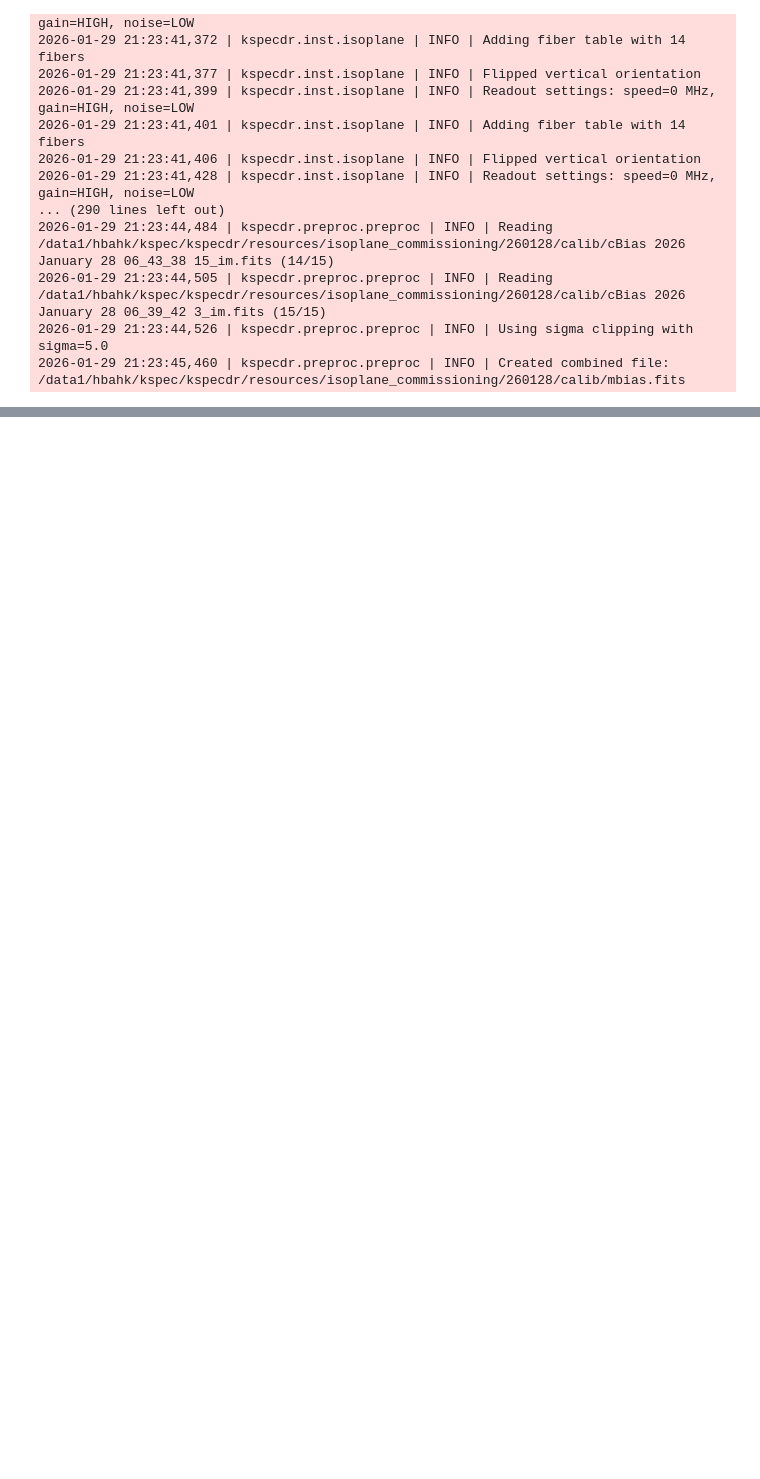
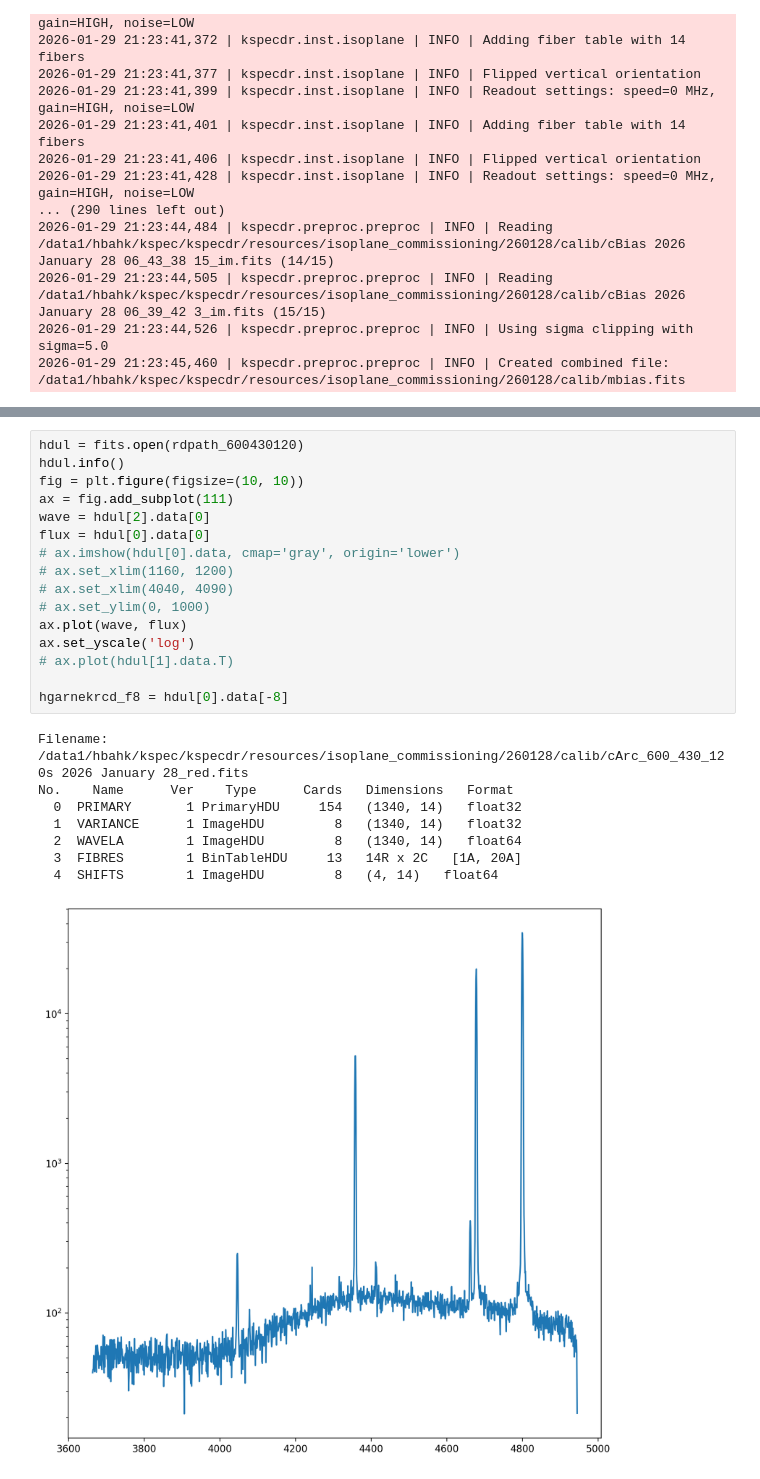
Before and after one commit to hbahk/kspecdr, a Jupyter notebook: notebooks/kspec_commissioning_jan28.ipynb, the cells around one changed output, grey strips where cells are left out. Drawn from its saved outputs; the diff is of its cells as text; blank space fills up the shorter version.

```diff
--- a/notebooks/kspec_commissioning_jan28.ipynb
+++ b/notebooks/kspec_commissioning_jan28.ipynb
@@ -122,0 +260,25 @@ for fpath in flat_files_converted:
+# %%
+hdul = fits.open(rdpath_600430120)
+hdul.info()
+fig = plt.figure(figsize=(10, 10))
+ax = fig.add_subplot(111)
+wave = hdul[2].data[0]
+flux = hdul[0].data[0]
+# ax.imshow(hdul[0].data, cmap='gray', origin='lower')
+# ax.set_xlim(1160, 1200)
+# ax.set_xlim(4040, 4090)
+# ax.set_ylim(0, 1000)
+ax.plot(wave, flux)
+ax.set_yscale('log')
+# ax.plot(hdul[1].data.T)
+
+hgarnekrcd_f8 = hdul[0].data[-8]
+# %% [output]
+Filename: /data1/hbahk/kspec/kspecdr/resources/isoplane_commissioning/260128/calib/cArc_600_430_120s 2026 January 28_red.fits
+No.    Name      Ver    Type      Cards   Dimensions   Format
+  0  PRIMARY       1 PrimaryHDU     154   (1340, 14)   float32
+  1  VARIANCE      1 ImageHDU         8   (1340, 14)   float32
+  2  WAVELA        1 ImageHDU         8   (1340, 14)   float64
+  3  FIBRES        1 BinTableHDU     13   14R x 2C   [1A, 20A]
+  4  SHIFTS        1 ImageHDU         8   (4, 14)   float64
+[figure, added]
```
Also changed, not shown: parts of 12 cells of this notebook.
